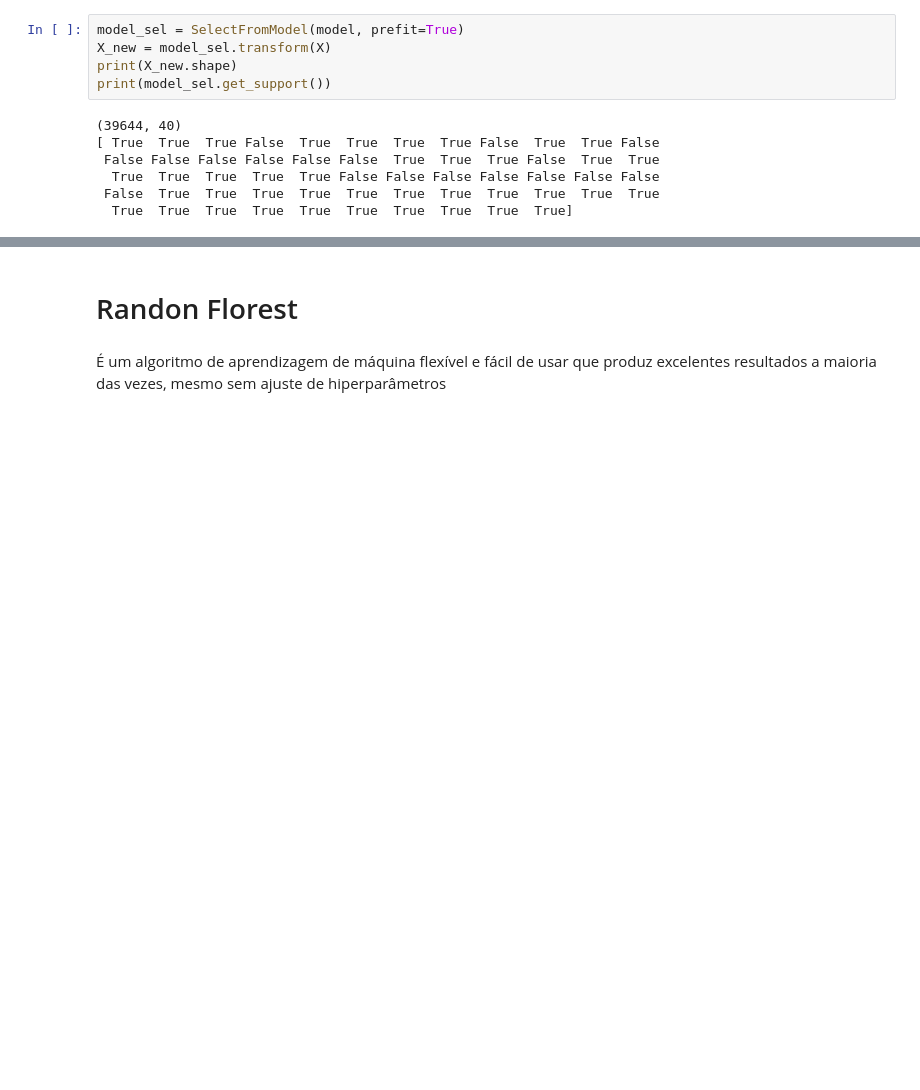
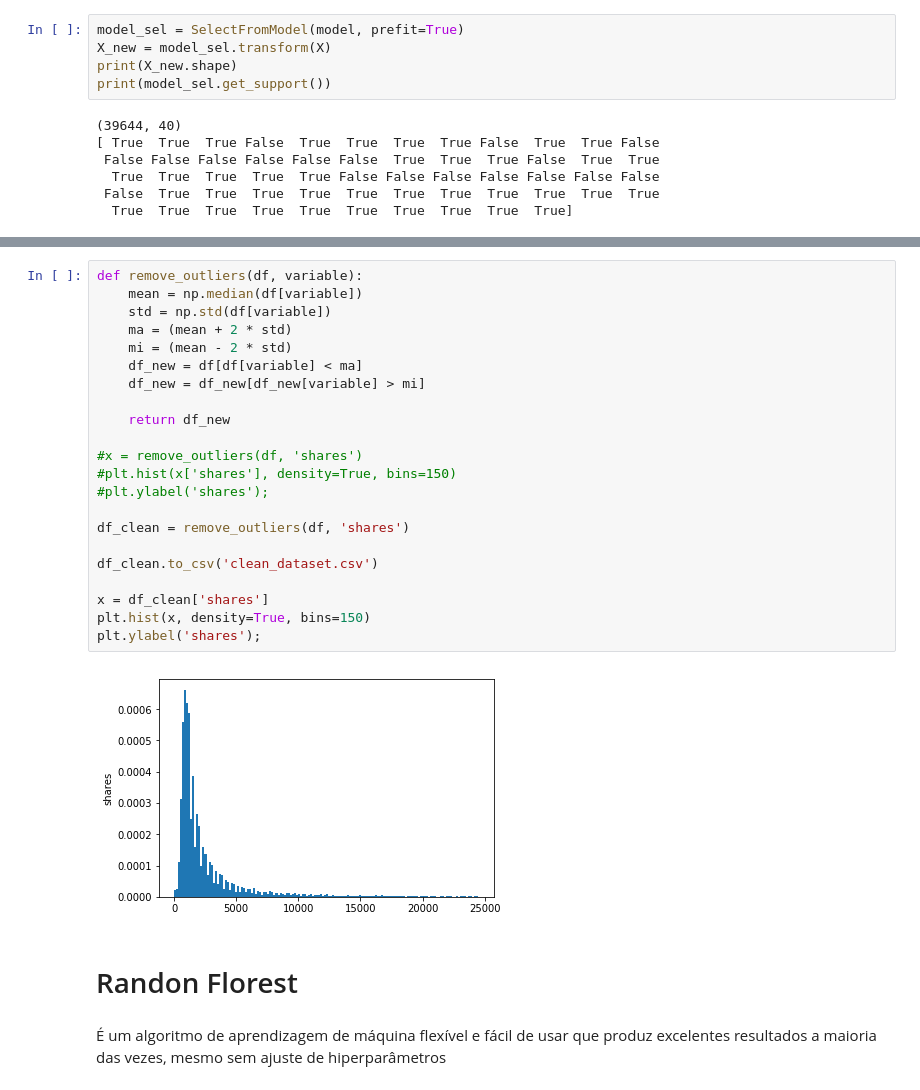
Before and after one commit to ednunes/machine-learning-projects, a Jupyter notebook: [regression]online_news_popularity/online_news_popularity.ipynb, the cells around one changed output, grey strips where cells are left out. Saved outputs shown, nothing was run; the diff lists cells and outputs as text; blank space fills up the shorter version.

Commit message:
Add remove outliers

```diff
--- a/[regression]online_news_popularity/online_news_popularity.ipynb
+++ b/[regression]online_news_popularity/online_news_popularity.ipynb
@@ -211,3 +230,27 @@ df.to_csv('dataset.csv')
+# %%
+def remove_outliers(df, variable):
+    mean = np.median(df[variable])
+    std = np.std(df[variable])
+    ma = (mean + 2 * std)
+    mi = (mean - 2 * std)
+    df_new = df[df[variable] < ma]
+    df_new = df_new[df_new[variable] > mi]
+
+    return df_new
+
+#x = remove_outliers(df, 'shares')
+#plt.hist(x['shares'], density=True, bins=150)
+#plt.ylabel('shares');
+
+df_clean = remove_outliers(df, 'shares')
+
+df_clean.to_csv('clean_dataset.csv')
+
+x = df_clean['shares']
+plt.hist(x, density=True, bins=150)
+plt.ylabel('shares');
+# %% [output]
+[figure, added]
 # %% [markdown]
 # Randon Florest
 # %% [markdown]
```
Also changed, not shown: parts of 7 cells of this notebook, 2 other files.
